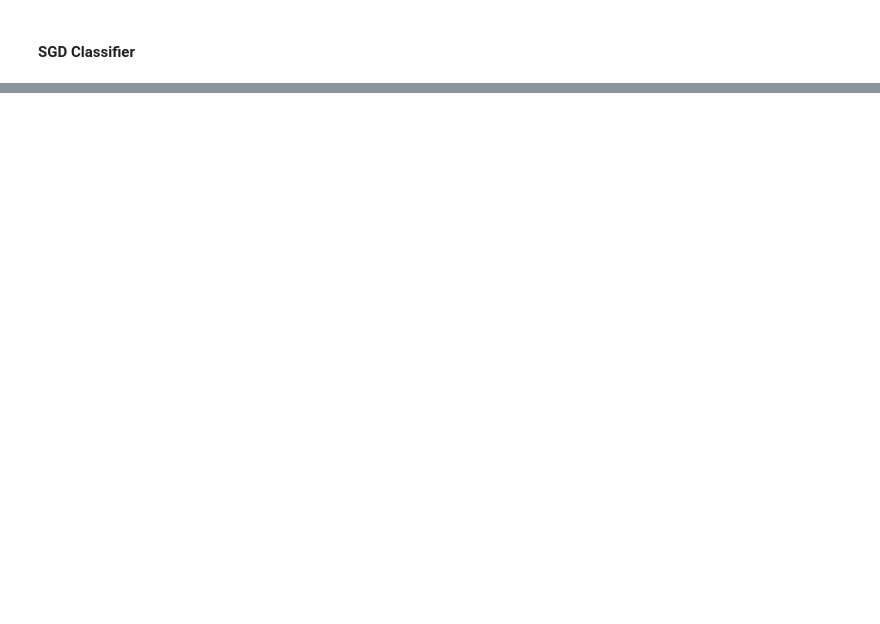
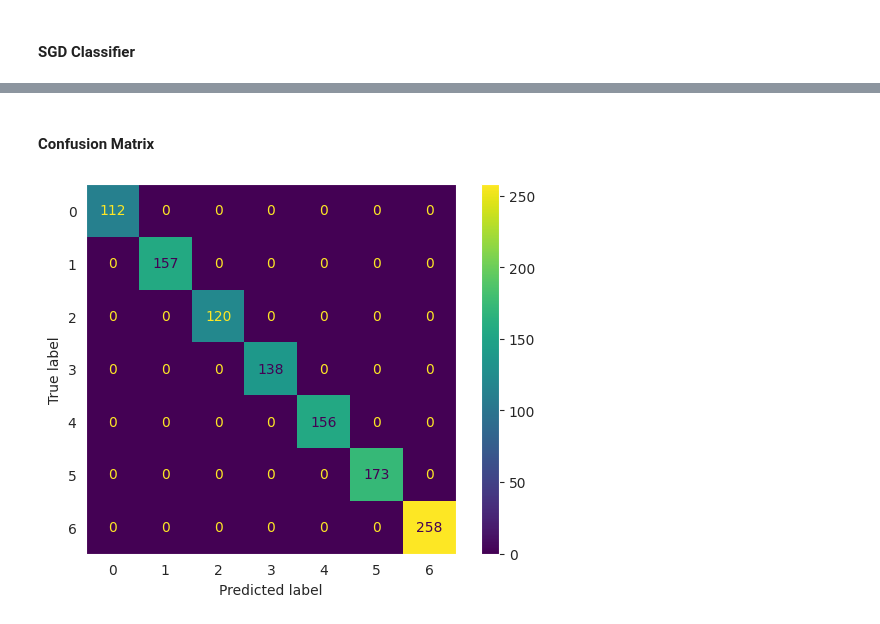
Before and after one commit to jeffwongqy/Explainable-Machine-Learning-for-Obesity-Risk-Classification, a Jupyter notebook: obesity_risk_classification.ipynb, the cells around one changed output, grey strips where cells are left out. Cells and saved outputs as stored; diff of their text form; code cells hidden in the pictures; blank space fills up the shorter version.

```diff
--- a/obesity_risk_classification.ipynb
+++ b/obesity_risk_classification.ipynb
@@ -437,7 +438,7 @@ print(gs_etc.best_score_)
 #### **Gradient Boosting Classifier**
 # %%
 param_grid_gbc = {'n_estimators': [50, 100, 200],
-                  'learning_rate': [0.01, 0.05, 0.1]}
+                  'learning_rate': [0.1, 0.5, 1, 5]}
 
 cv_gbc = StratifiedKFold(n_splits = 5, shuffle = True, random_state = 42)
 gs_gbc = GridSearchCV(GradientBoostingClassifier(random_state = 42),
@@ -523,0 +527,7 @@ print(gs_sgd.best_score_)
+# %%
+voting_clf = VotingClassifier(estimators = [('rfc', gs_rfc.best_estimator_),
+                                             ('etc', gs_etc.best_estimator_),
+                                             ('gbc', gs_gbc.best_estimator_),
+                                             ('sgd', gs_sgd.best_estimator_)],
+                              voting = 'hard')
+voting_clf.fit(X_train_res, y_train_res)
@@ -525,0 +547,3 @@ print(gs_sgd.best_score_)
+# %%
+y_pred_train = voting_clf.predict(X_train)
+y_pred_test = voting_clf.predict(X_test)
@@ -525,0 +584,12 @@ print(gs_sgd.best_score_)
+# %% [markdown]
+#### **Confusion Matrix**
+# %%
+cm_train = confusion_matrix(y_train, y_pred_train)
+cm_test = confusion_matrix(y_test, y_pred_test)
+# %%
+disp_train = ConfusionMatrixDisplay(cm_train, display_labels = voting_clf.classes_)
+disp_train.plot()
+plt.grid(False)
+plt.show()
+# %% [output]
+[figure, added]
```
Also changed, not shown: parts of 17 cells of this notebook.
